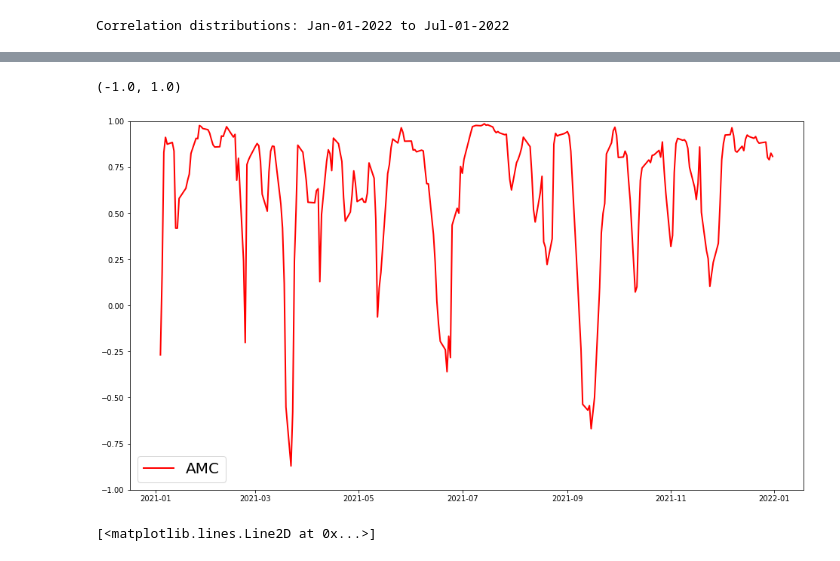
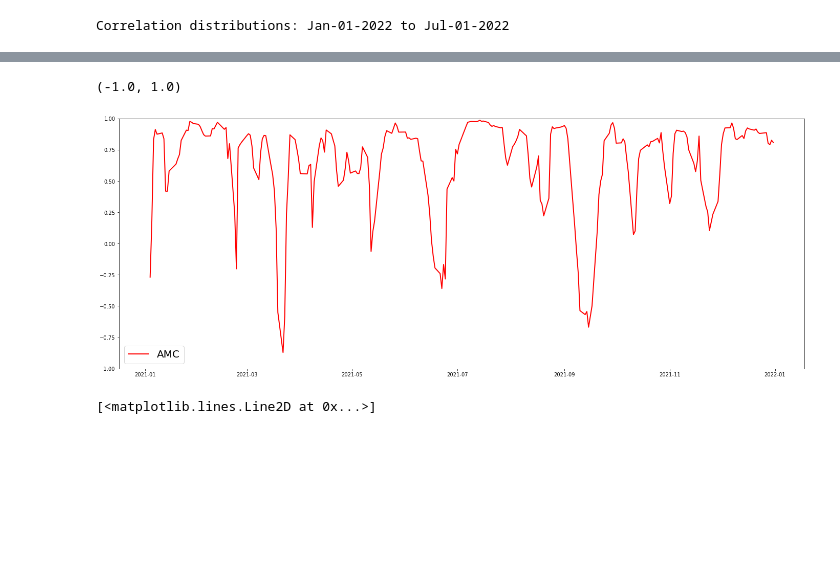
Before and after one commit to kirpi-1/stocks, a Jupyter notebook: notes.ipynb, the cells around one changed output, grey strips where cells are left out. Saved outputs shown, nothing was run; the diff lists cells and outputs as text; code cells hidden in the pictures; blank space fills up the shorter version.

```diff
--- a/notes.ipynb
+++ b/notes.ipynb
@@ -271,27 +271,27 @@ df
 # %%
 window_size = 10
 ticker="GME"
 
 table = pq.read_table(f'./close/{window_size}/{ticker}.parquet')
 df = table.to_pandas()
 
 start_date = datetime.datetime(day=1, month=1,year=2021)
 stop_date = datetime.datetime(day=1, month=1, year=2022)
 
 df = df[df.index>start_date]
 df = df[df.index<=stop_date]
 
-plt.figure(figsize=(16,9))
+plt.figure(figsize=(24,9))
 legends = list()
 colors=['red']
 for t,color in zip(['AMC'],colors):
     plt.plot(df[t], linewidth=2, color=color)
     legends.append(t)
 plt.legend(legends,prop={'size': 20} )
 plt.ylim([-1, 1])
 # %% [output]
 (-1.0, 1.0)
-[figure, old version]
+[figure, new version]
 # %%
 # read parquet file, convert to dataframe, then select our dates
 window_size = 10
```
Also changed, not shown: parts of 12 cells of this notebook, 6 other files.
